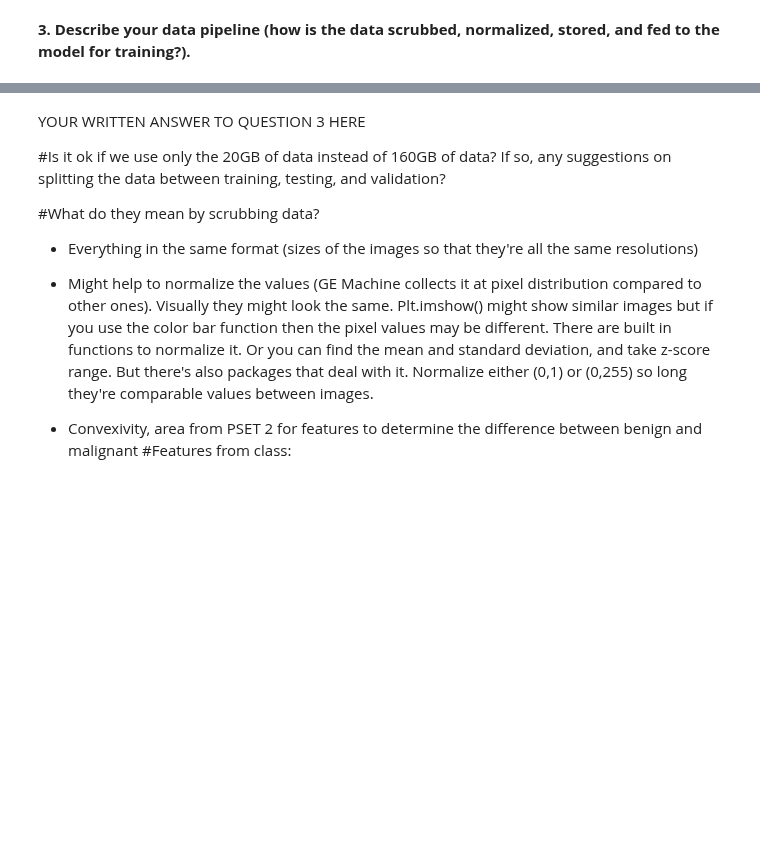
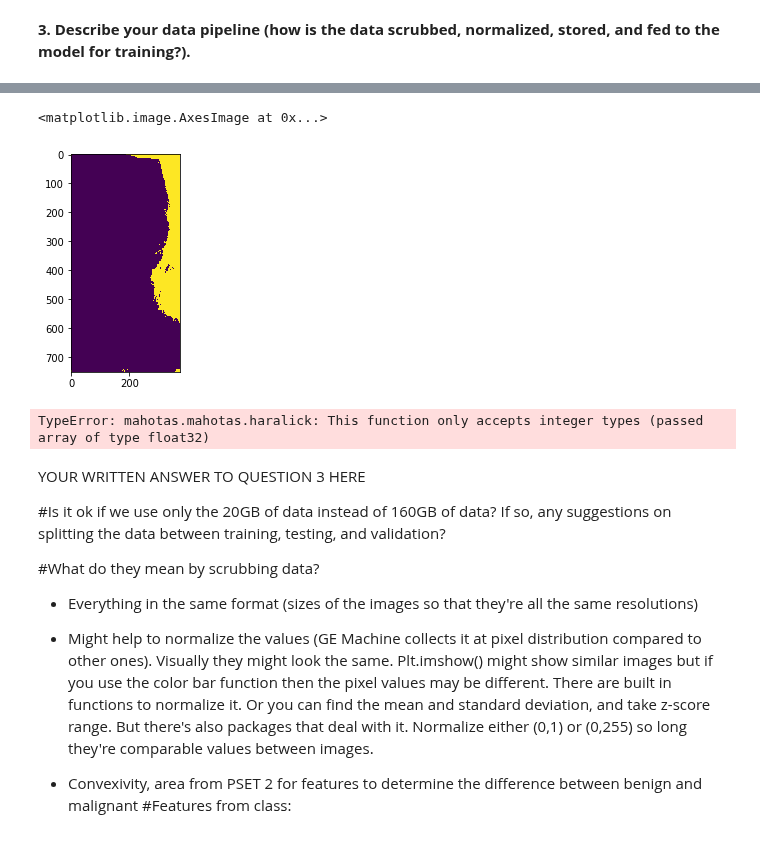
Before and after one commit to ksamgam/mammograph_classification, a Jupyter notebook: BMI260_2019_ProblemSet_3.ipynb, the cells around one changed output, grey strips where cells are left out. Drawn from its saved outputs; the diff is of its cells as text; code cells hidden in the pictures; blank space fills up the shorter version.

```diff
--- a/BMI260_2019_ProblemSet_3.ipynb
+++ b/BMI260_2019_ProblemSet_3.ipynb
@@ -104,3 +110,22 @@ plt.imshow(normalized)
+# %%
+# Segmentation with Otsu's threshold - Do we want to do the smoothing thing we did in Pset1??
+oned_img = noramlize_img.ravel()
+nonzero_oned = oned_img[oned_img > 0]
+thresh = threshold_otsu(nonzero_oned)
+
+plt.imshow(noramlize_img > thresh)
+# %% [output]
+<matplotlib.image.AxesImage at 0x...>
+[figure, added]
+# %%
+# Feature Extraction
+textures = mt.features.haralick(normalize_img)
+# take the mean of it and return it
+ht_mean = textures.mean(axis=0)
+
+print ht_mean
+# %% [output]
+TypeError: mahotas.mahotas.haralick: This function only accepts integer types (passed array of type float32)
 # %% [markdown]
 YOUR WRITTEN ANSWER TO QUESTION 3 HERE
 
```
Also changed, not shown: parts of 4 cells of this notebook.
